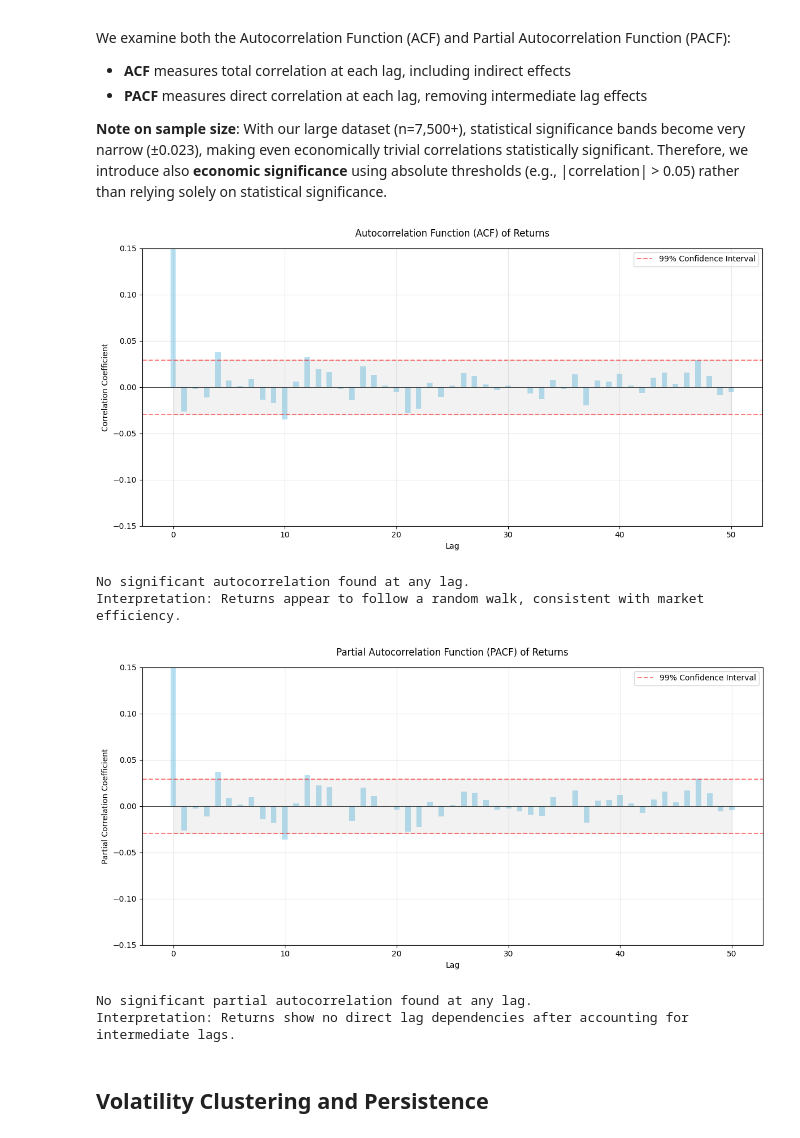
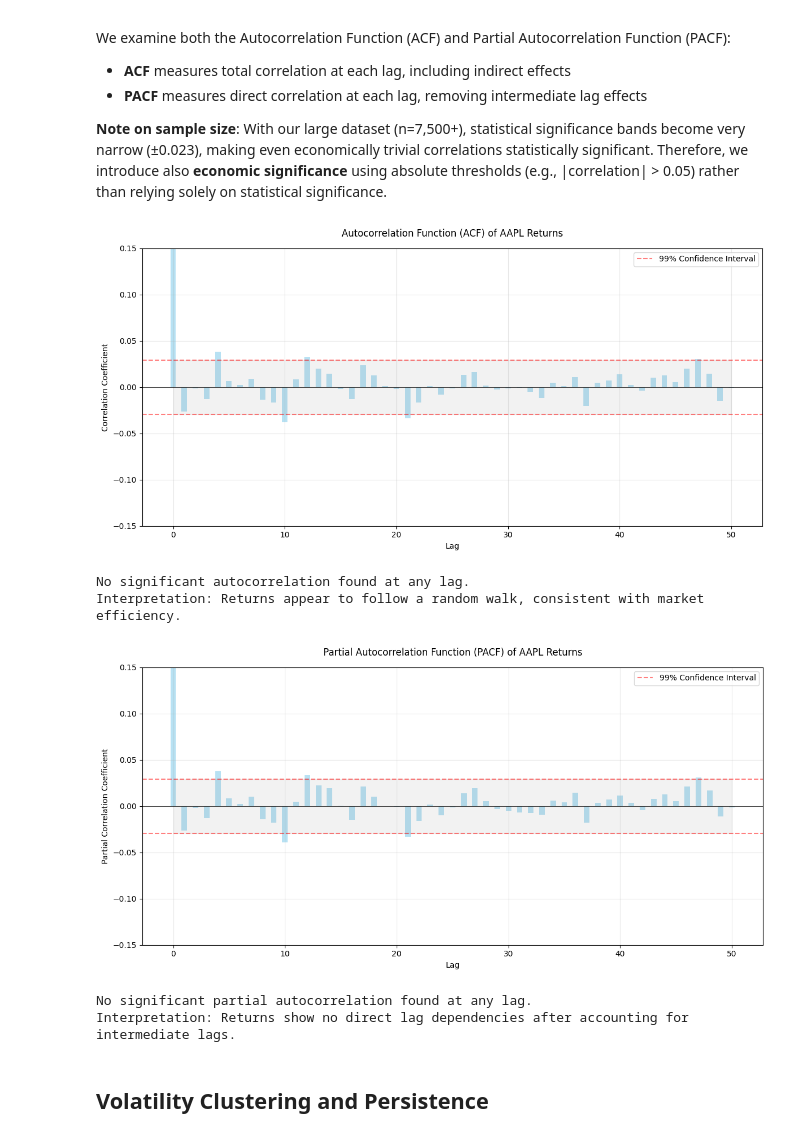
Before and after one commit to CharlieNestor/markov_switching_model_stocks, a Jupyter notebook: EDA_analysis.ipynb, the cells around one changed output. Saved outputs shown, nothing was run; the diff lists cells and outputs as text; code cells hidden in the pictures.

```diff
--- a/EDA_analysis.ipynb
+++ b/EDA_analysis.ipynb
@@ -27,7 +27,7 @@ ticker = 'AAPL'
 my_stock = Stock(ticker)
 try:
     my_stock.load_data()
-    if len(my_stock.df) < 100:
+    if len(my_stock.df) < 250: # 1 year of trading days
         raise ValueError(f"Insufficient data: only {len(my_stock.df)} observations")
 except Exception as e:
     print(f"Error loading data for {ticker}: {e}")
@@ -261,11 +255,11 @@ Therefore, we introduce also **economic significance** using absolute thresholds
 plt.figure(figsize=(12, 6))
 
 # Calculate ACF values (including lag 0)
-acf_values = acf(full_returns, nlags=50, fft=True)
+acf_values = acf(stock_returns, nlags=50, fft=True)
 lags = np.arange(0, len(acf_values))
 
 # Calculate confidence intervals (either 95% or 99%)
-n = len(full_returns)
+n = len(stock_returns)
 #conf_level = 1.96 / np.sqrt(n)      # 95% confidence interval
 conf_level = 2.576 / np.sqrt(n)      # 99% confidence interval
 
@@ -281,7 +275,7 @@ plt.axhline(y=-conf_level, color='red', linestyle='--', alpha=0.5)
 # Add shaded confidence interval area
 plt.fill_between(lags, -conf_level, conf_level, color='gray', alpha=0.1)
 
-plt.title('Autocorrelation Function (ACF) of Returns', pad=15)
+plt.title(f'Autocorrelation Function (ACF) of {my_stock.ticker} Returns', pad=15)
 plt.xlabel('Lag')
 plt.ylabel('Correlation Coefficient')
 
@@ -301,7 +295,7 @@ plt.show()
 
 
 # Calculate ACF values (including lag 0)
-acf_values = acf(full_returns, nlags=70, fft=True)
+acf_values = acf(stock_returns, nlags=70, fft=True)
 lags = np.arange(0, len(acf_values))
 
 # PROBLEM: Using only statistical significance can be misleading with large samples.
@@ -321,17 +315,17 @@ for lag in range(1, len(acf_values)):
     # Determine economic significance
     abs_acf = abs(acf_val)
     if abs_acf >= ECONOMIC_THRESHOLDS['very_strong']:
-        strength = "Very Strong"
+        strength_acf = "Very Strong"
     elif abs_acf >= ECONOMIC_THRESHOLDS['strong']:
-        strength = "Strong"
+        strength_acf = "Strong"
     elif abs_acf >= ECONOMIC_THRESHOLDS['moderate']:
-        strength = "Moderate"
+        strength_acf = "Moderate"
     else:
-        strength = "Not Significant"
+        strength_acf = "Not Significant"
 
     # Only include if BOTH statistically significant AND at least "Moderate"
     if is_stat_sig and abs_acf >= ECONOMIC_THRESHOLDS['moderate']:
-        significant_lags.append((lag, acf_val, strength))
+        significant_lags.append((lag, acf_val, strength_acf))
 
 
 # Print only significant lags
@@ -339,36 +333,36 @@ if significant_lags:
     print(f"\nSignificant Autocorrelation Lags (95% confidence level: ±{conf_level:.4f}):")
     print("-" * 65)
     print(f"{'Lag':<8}{'ACF Value':>12}{'Direction':>15}{'Strength':>15}")
     print("-" * 65)
 
-    for lag, value, strength in significant_lags:
+    for lag, value, strength_acf in significant_lags:
         direction = "Positive" if value > 0 else "Negative"
-        print(f"{lag:<8}{value:>12.4f}{direction:>15}{strength:>15}")
+        print(f"{lag:<8}{value:>12.4f}{direction:>15}{strength_acf:>15}")
 
     # Calculate percentage of significant lags
     total_lags = len(acf_values) - 1  # Exclude lag 0
     significant_percentage = (len(significant_lags) / total_lags) * 100
     print(f"\nFound {len(significant_lags)} significant lags out of {total_lags} tested ({significant_percentage:.1f}%).")
 
     # Interpretation based on percentage of significant lags
     if significant_percentage >= 15:
         print("\nInterpretation: Returns show substantial serial dependence, suggesting potential")
         print("predictability and possible market inefficiency.")
     elif significant_percentage >= 10:
         print("\nInterpretation: Returns show moderate serial dependence at specific lags,")
         print("which may indicate some predictable patterns.")
     elif significant_percentage >= 5:
         print("\nInterpretation: Returns show limited serial dependence. While some lags are")
         print("statistically significant, the overall pattern suggests weak predictability.")
     else:
         print("\nInterpretation: Returns show minimal serial dependence. Despite a few significant")
         print("lags, the overall pattern is consistent with a largely efficient market.")
 
 else:
     print("\nNo significant autocorrelation found at any lag.")
     print("Interpretation: Returns appear to follow a random walk, consistent with market efficiency.")
 # %% [output]
-[figure, old version]
+[figure, new version]
 No significant autocorrelation found at any lag.
 Interpretation: Returns appear to follow a random walk, consistent with market efficiency.
 # %%
@@ -377,11 +371,11 @@ Interpretation: Returns appear to follow a random walk, consistent with market e
 plt.figure(figsize=(12, 6))
 
 # Calculate PACF values (including lag 0)
-pacf_values = pacf(full_returns, nlags=50, method='ywm')
+pacf_values = pacf(stock_returns, nlags=50, method='ywm')
 lags = np.arange(0, len(pacf_values))
 
 # Calculate confidence intervals (either 95% or 99%)
-n = len(full_returns)
+n = len(stock_returns)
 #conf_level = 1.96 / np.sqrt(n)      # 95% confidence interval
 conf_level = 2.576 / np.sqrt(n)     # 99% confidence interval
 
@@ -397,7 +391,7 @@ plt.axhline(y=-conf_level, color='red', linestyle='--', alpha=0.5)
 # Add shaded confidence interval area
 plt.fill_between(lags, -conf_level, conf_level, color='gray', alpha=0.1)
 
-plt.title('Partial Autocorrelation Function (PACF) of Returns', pad=15)
+plt.title(f'Partial Autocorrelation Function (PACF) of {my_stock.ticker} Returns', pad=15)
 plt.xlabel('Lag')
 plt.ylabel('Partial Correlation Coefficient')
 
@@ -425,17 +419,17 @@ for lag in range(1, len(pacf_values)):
     # Determine economic significance
     abs_pacf = abs(pacf_val)
     if abs_pacf >= ECONOMIC_THRESHOLDS['very_strong']:
-        strength = "Very Strong"
+        strength_pacf = "Very Strong"
     elif abs_pacf >= ECONOMIC_THRESHOLDS['strong']:
-        strength = "Strong"
+        strength_pacf = "Strong"
     elif abs_pacf >= ECONOMIC_THRESHOLDS['moderate']:
-        strength = "Moderate"
+        strength_pacf = "Moderate"
     else:
-        strength = "Not Significant"
+        strength_pacf = "Not Significant"
 
     # Only include if BOTH statistically significant AND at least "Moderate"
     if is_stat_sig and abs_pacf >= ECONOMIC_THRESHOLDS['moderate']:
-        significant_pacf_lags.append((lag, pacf_val, strength))
+        significant_pacf_lags.append((lag, pacf_val, strength_pacf))
 
 # Print only significant lags
 if significant_pacf_lags:
@@ -444,9 +438,9 @@ if significant_pacf_lags:
     print(f"{'Lag':<8}{'PACF Value':>12}{'Direction':>15}{'Strength':>15}")
     print("-" * 65)
 
-    for lag, value, strength in significant_pacf_lags:
+    for lag, value, strength_pacf in significant_pacf_lags:
         direction = "Positive" if value > 0 else "Negative"
-        print(f"{lag:<8}{value:>12.4f}{direction:>15}{strength:>15}")
+        print(f"{lag:<8}{value:>12.4f}{direction:>15}{strength_pacf:>15}")
 
     # Calculate percentage of significant lags
     total_lags = len(pacf_values) - 1  # Exclude lag 0
@@ -456,7 +450,7 @@ else:
     print("\nNo significant partial autocorrelation found at any lag.")
     print("Interpretation: Returns show no direct lag dependencies after accounting for intermediate lags.")
 # %% [output]
-[figure, old version]
+[figure, new version]
 No significant partial autocorrelation found at any lag.
 Interpretation: Returns show no direct lag dependencies after accounting for intermediate lags.
 # %% [markdown]
```
Also changed, not shown: parts of 13 cells of this notebook, 3 other files.
